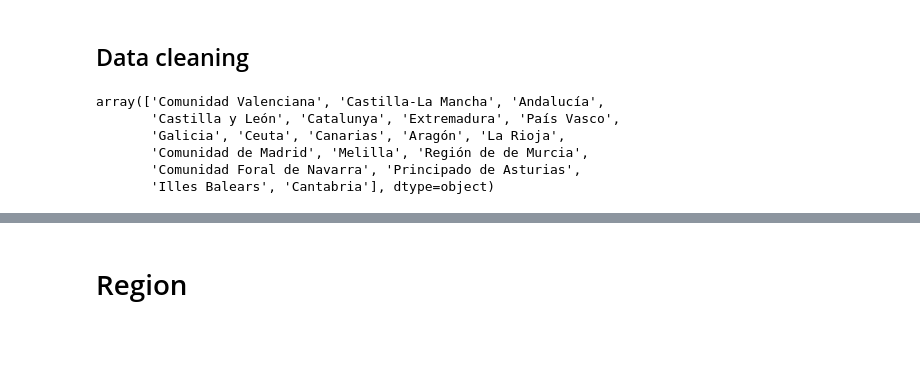
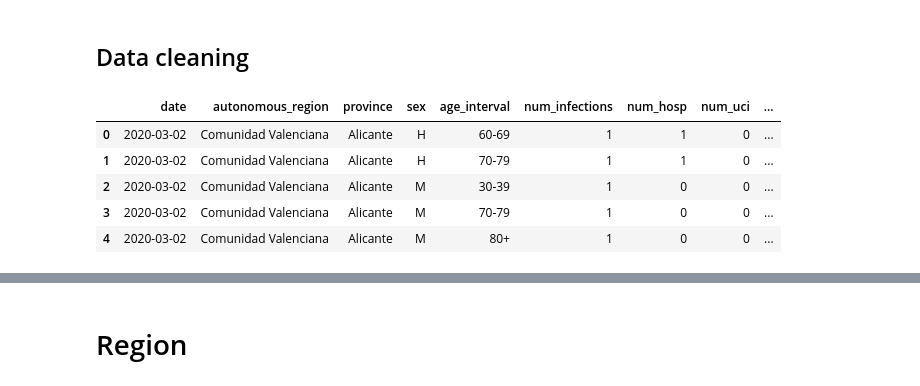
Before and after one commit to ffreire92/final_project, a Jupyter notebook: Pandemic_Overview.ipynb, the cells around one changed output, grey strips where cells are left out. Drawn from its saved outputs; the diff is of its cells as text; code cells hidden in the pictures; blank space fills up the shorter version.

```diff
--- a/Pandemic_Overview.ipynb
+++ b/Pandemic_Overview.ipynb
@@ -255,14 +255,14 @@ db1 =pd.read_csv('covid-19-sample_new.csv')
 ## Data cleaning
 # %%
 clean_data()
-# %%
-db1.autonomous_region.unique()
-# %% [output]
-array(['Comunidad Valenciana', 'Castilla-La Mancha', 'Andalucía',
-       'Castilla y León', 'Catalunya', 'Extremadura', 'País Vasco',
-       'Galicia', 'Ceuta', 'Canarias', 'Aragón', 'La Rioja',
-       'Comunidad de Madrid', 'Melilla', 'Región de de Murcia',
-       'Comunidad Foral de Navarra', 'Principado de Asturias',
-       'Illes Balears', 'Cantabria'], dtype=object)
+# %%
+db1.head()
+# %% [output]
+|  | date | autonomous_region | province | sex | age_interval | num_infections | num_hosp | num_uci | ... |
+| 0 | 2020-03-02 | Comunidad Valenciana | Alicante | H | 60-69 | 1 | 1 | 0 | ... |
+| 1 | 2020-03-02 | Comunidad Valenciana | Alicante | H | 70-79 | 1 | 1 | 0 | ... |
+| 2 | 2020-03-02 | Comunidad Valenciana | Alicante | M | 30-39 | 1 | 0 | 0 | ... |
+| 3 | 2020-03-02 | Comunidad Valenciana | Alicante | M | 70-79 | 1 | 0 | 0 | ... |
+| 4 | 2020-03-02 | Comunidad Valenciana | Alicante | M | 80+ | 1 | 0 | 0 | ... |
 # %%
 com_madrid = db1[db1.autonomous_region == 'Comunidad de Madrid']
```
Also changed, not shown: parts of 5 cells of this notebook, 4 other files.
